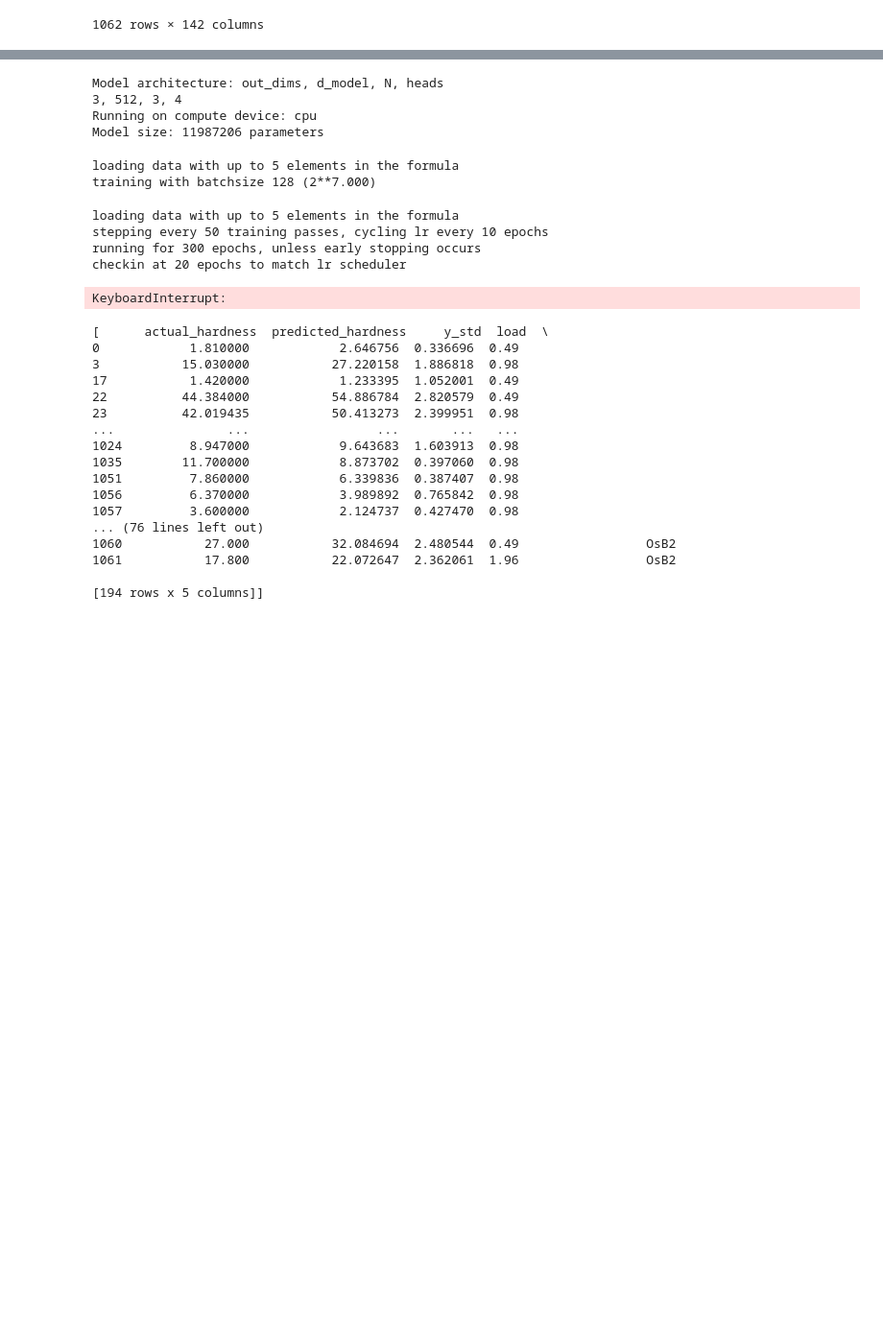
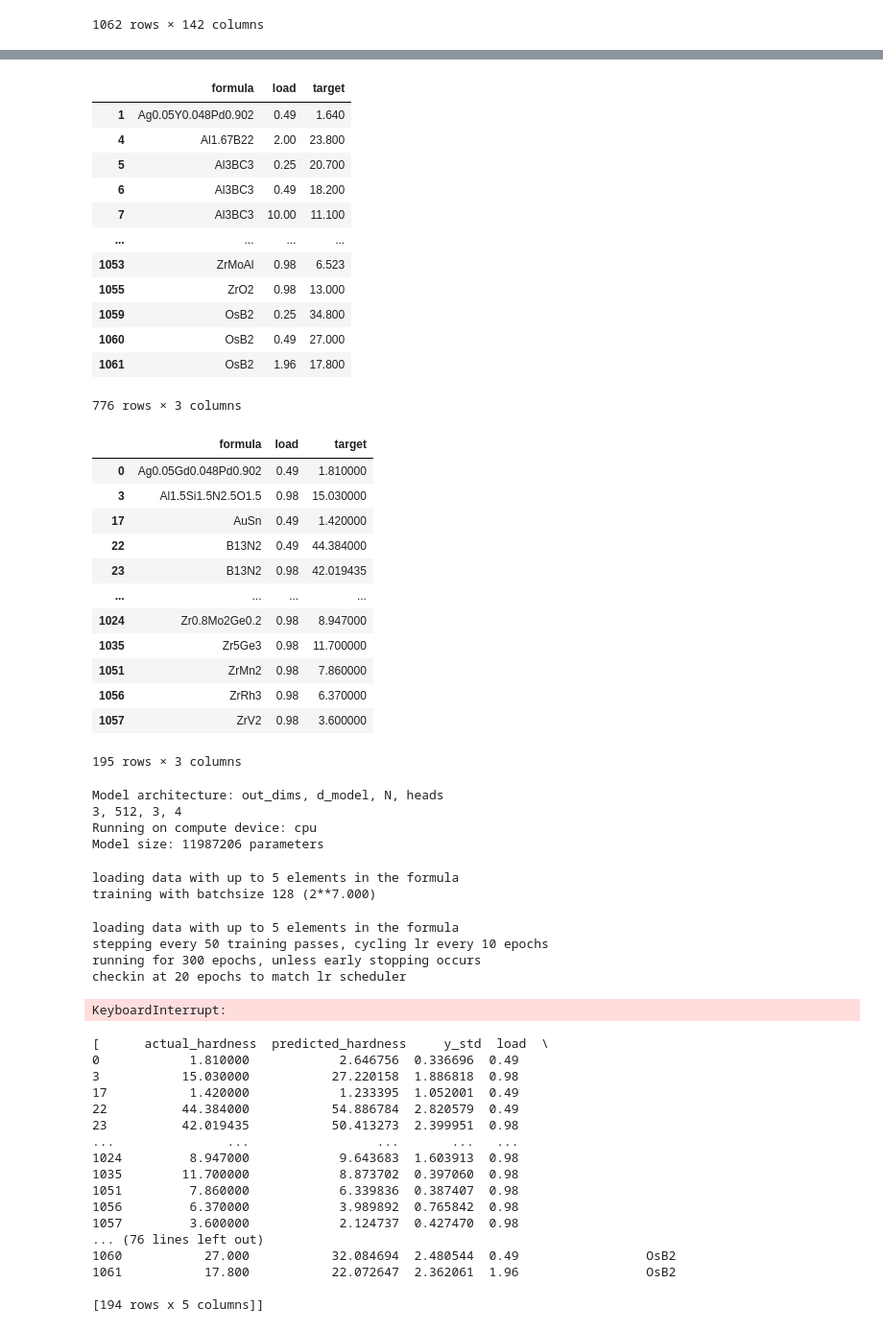
Before and after one commit to 056wagomu/mat2vec_codespace, a Jupyter notebook: main_code/crabnet_basic_colab.ipynb, the cells around one changed output, grey strips where cells are left out. Shown: that part at 96% size. Drawn from its saved outputs; the diff is of its cells as text; code cells hidden in the pictures; blank space fills up the shorter version.

```diff
--- a/main_code/crabnet_basic_colab.ipynb
+++ b/main_code/crabnet_basic_colab.ipynb
@@ -211,6 +222,9 @@ for train_index, test_index in cv.split(X, y, subgroups):#上記のcvをした
     val_df = pd.DataFrame(
         {"formula": X_val["formula"], "load": X_val["load"], "target": y_val}
     )
+
+    display(train_df)
+    display(val_df)
 
     cb = CrabNet(#ここでCrabNetのモデルを作成 学習時に表示されている学習曲線の表示や学習時のbatch数などについてはここで設定を行う
                  #今回のモデルだとデフォルトのbatch数は128
@@ -275,44 +289,70 @@ for name in names:
     elif name == "xgboost":
         tmp_df = xgb_df
     else:
         raise NotImplementedError(f"{name} not implemented")
 
     y_true, y_pred = [tmp_df["actual_hardness"], tmp_df["predicted_hardness"]]
     mae = mean_absolute_error(y_true, y_pred)
     rmse = mean_squared_error(y_true, y_pred, squared=False)
     print(f"{name} MAE: {mae:.5f}")
     print(f"{name} RMSE: {rmse:.5f}")
     tmp_df.sort_index().to_csv(join(result_dir, name, f"{cvtype}-results.csv"))
 
 
 # %% results
 ## with applied load
 # crabnet MAE: 3.06177
 # crabnet RMSE: 5.12390
 # xgboost MAE: 2.34908
 # xgboost RMSE: 3.81564
 
 ## without applied load
 # crabnet MAE: 4.42722
 # crabnet RMSE: 6.24093
 # xgboost MAE: 3.96865
 # xgboost RMSE: 5.22576
 
 #上記の結果からみてわかるのはxgboostのほうが成績がいいということだが、
 # そもそもこのxgboostのモデルのほうはビッカーズ硬度を予測することに特化しているモデルであり、
 # そのモデルに全く調整を行わずに肉薄した成績が出せているということは特筆すべき事項であると考える。
 # %% [output]
+|  | formula | load | target |
+| 1 | Ag0.05Y0.048Pd0.902 | 0.49 | 1.640 |
+| 4 | Al1.67B22 | 2.00 | 23.800 |
+| 5 | Al3BC3 | 0.25 | 20.700 |
+| 6 | Al3BC3 | 0.49 | 18.200 |
+| 7 | Al3BC3 | 10.00 | 11.100 |
+| ... | ... | ... | ... |
+| 1053 | ZrMoAl | 0.98 | 6.523 |
+| 1055 | ZrO2 | 0.98 | 13.000 |
+| 1059 | OsB2 | 0.25 | 34.800 |
+| 1060 | OsB2 | 0.49 | 27.000 |
+| 1061 | OsB2 | 1.96 | 17.800 |
-Model architecture: out_dims, d_model, N, heads
-3, 512, 3, 4
-Running on compute device: cpu
-Model size: 11987206 parameters
+776 rows × 3 columns
+|  | formula | load | target |
+| 0 | Ag0.05Gd0.048Pd0.902 | 0.49 | 1.810000 |
+| 3 | Al1.5Si1.5N2.5O1.5 | 0.98 | 15.030000 |
+| 17 | AuSn | 0.49 | 1.420000 |
+| 22 | B13N2 | 0.49 | 44.384000 |
+| 23 | B13N2 | 0.98 | 42.019435 |
+| ... | ... | ... | ... |
+| 1024 | Zr0.8Mo2Ge0.2 | 0.98 | 8.947000 |
+| 1035 | Zr5Ge3 | 0.98 | 11.700000 |
+| 1051 | ZrMn2 | 0.98 | 7.860000 |
+| 1056 | ZrRh3 | 0.98 | 6.370000 |
+| 1057 | ZrV2 | 0.98 | 3.600000 |
-loading data with up to 5 elements in the formula
-training with batchsize 128 (2**7.000)
+195 rows × 3 columns
-loading data with up to 5 elements in the formula
-stepping every 50 training passes, cycling lr every 10 epochs
-running for 300 epochs, unless early stopping occurs
-checkin at 20 epochs to match lr scheduler
+Model architecture: out_dims, d_model, N, heads
+3, 512, 3, 4
+Running on compute device: cpu
+Model size: 11987206 parameters
-KeyboardInterrupt:
+loading data with up to 5 elements in the formula
+training with batchsize 128 (2**7.000)
+loading data with up to 5 elements in the formula
+stepping every 50 training passes, cycling lr every 10 epochs
+running for 300 epochs, unless early stopping occurs
+checkin at 20 epochs to match lr scheduler
+KeyboardInterrupt:
 # %%
 print(xgb_dfs)
 # %% [output]
```
Also changed, not shown: parts of 1 cell of this notebook, 3 other files.
